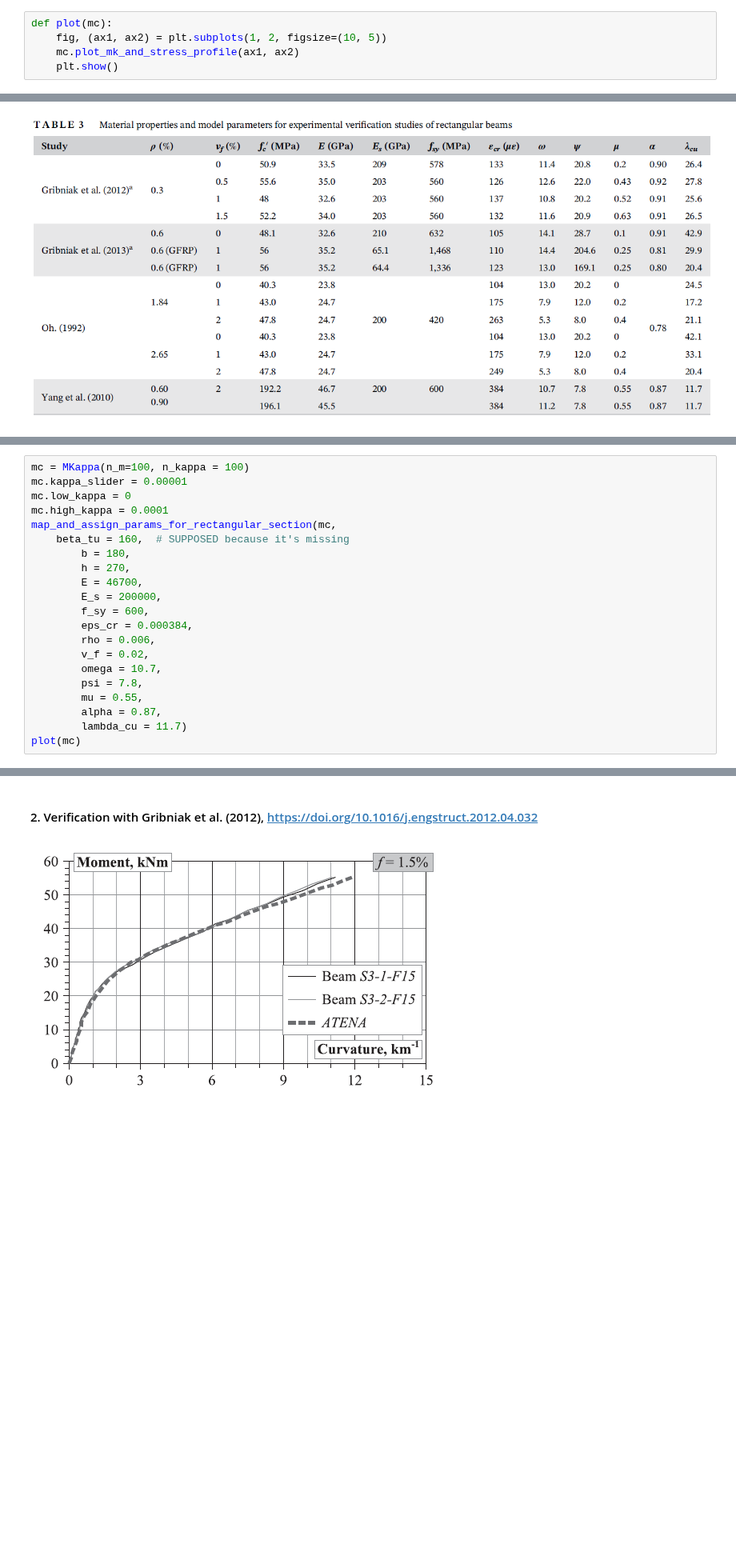
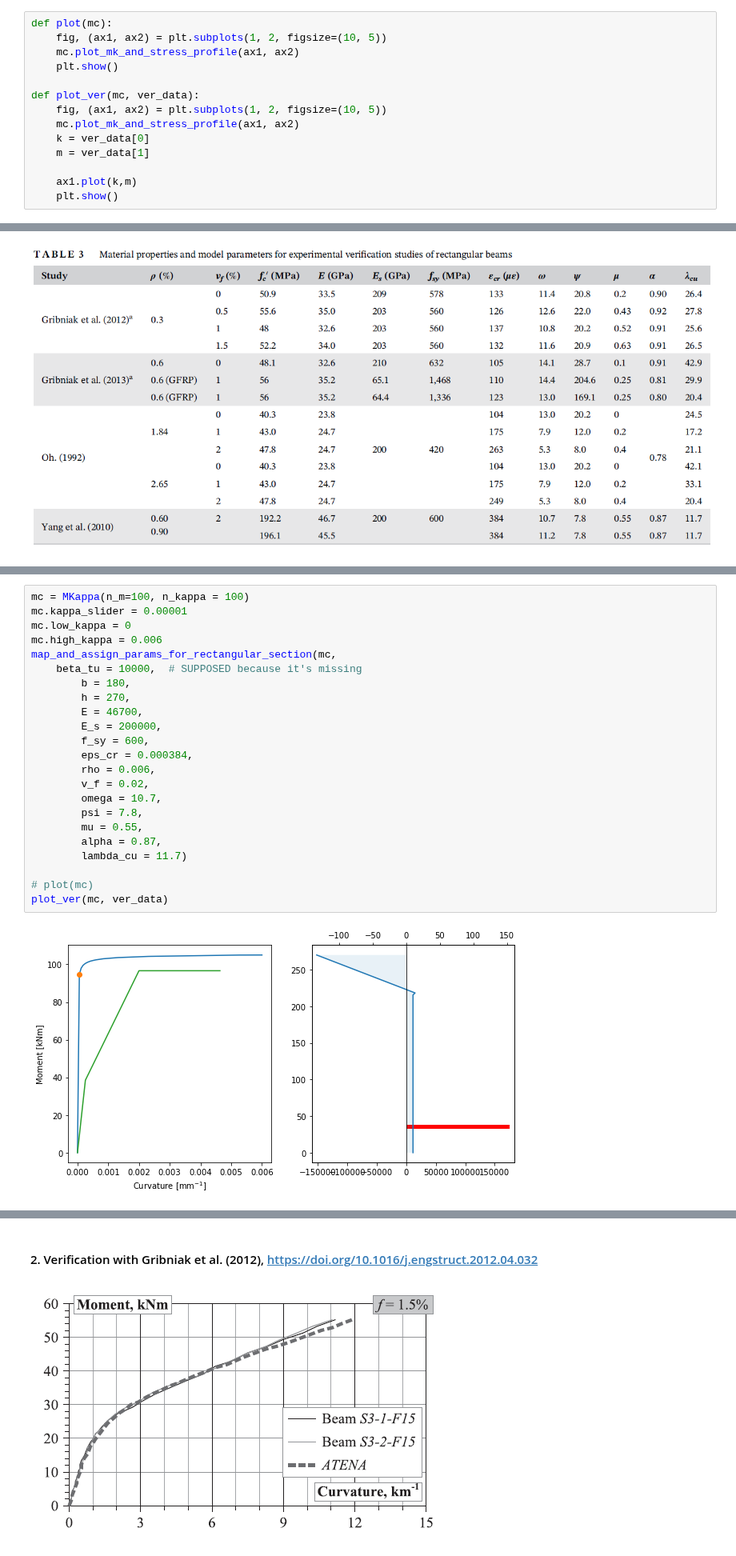
Before and after one commit to rosoba/bmcs_cross_section, a Jupyter notebook: bmcs_cross_section/mkappa/mkappa.ipynb, the cells around one changed output, grey strips where cells are left out. Shown at 80% size. Cells and saved outputs as stored; diff of their text form; blank space fills up the shorter version.

```diff
--- a/bmcs_cross_section/mkappa/mkappa.ipynb
+++ b/bmcs_cross_section/mkappa/mkappa.ipynb
@@ -16,6 +17,15 @@ def plot(mc):
     fig, (ax1, ax2) = plt.subplots(1, 2, figsize=(10, 5))
     mc.plot_mk_and_stress_profile(ax1, ax2)
     plt.show()
+
+def plot_ver(mc, ver_data):
+    fig, (ax1, ax2) = plt.subplots(1, 2, figsize=(10, 5))
+    mc.plot_mk_and_stress_profile(ax1, ax2)
+    k = ver_data[0]
+    m = ver_data[1]
+
+    ax1.plot(k,m)
+    plt.show()
 # %% [markdown]
 ## 1. Checking the model with its default parameters
 # %%
@@ -76,24 +98,28 @@ def map_and_assign_params_for_rectangular_section(
 # %%
 mc = MKappa(n_m=100, n_kappa = 100)
 mc.kappa_slider = 0.00001
 mc.low_kappa = 0
-mc.high_kappa = 0.0001
+mc.high_kappa = 0.006
 map_and_assign_params_for_rectangular_section(mc,
-    beta_tu = 160,  # SUPPOSED because it's missing
+    beta_tu = 10000,  # SUPPOSED because it's missing
         b = 180,
         h = 270,
         E = 46700,
         E_s = 200000,
         f_sy = 600,
         eps_cr = 0.000384,
         rho = 0.006,
         v_f = 0.02,
         omega = 10.7,
         psi = 7.8,
         mu = 0.55,
         alpha = 0.87,
         lambda_cu = 11.7)
-plot(mc)
+
+# plot(mc)
+plot_ver(mc, ver_data)
+# %% [output]
+[figure, added]
 # %%
 mc = MKappa(n_m=100, n_kappa = 100)
 mc.kappa_slider = 0.00001
```
Also changed, not shown: parts of 6 cells of this notebook, 2 other files.
